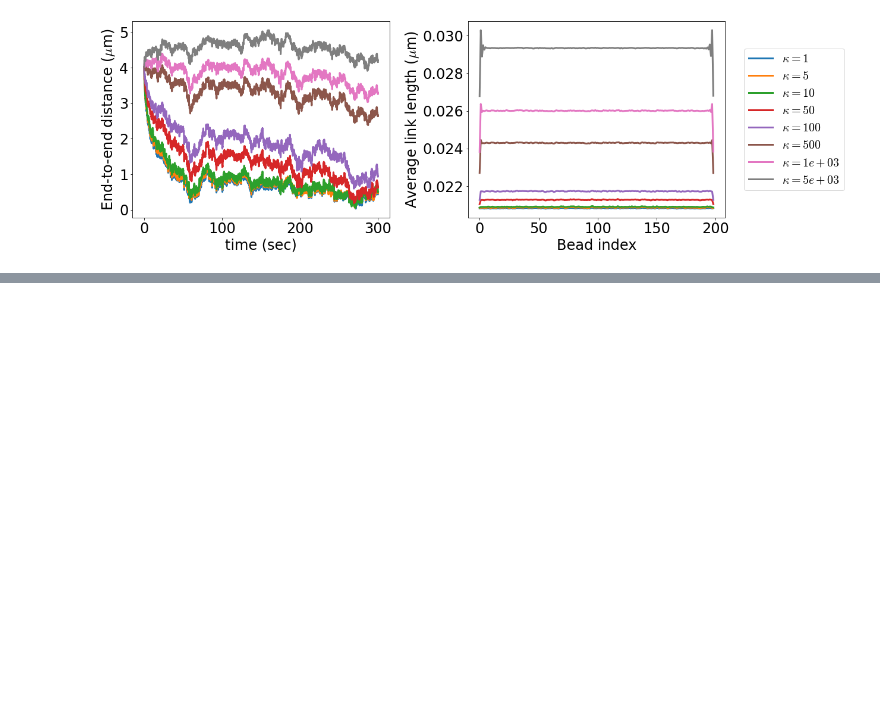
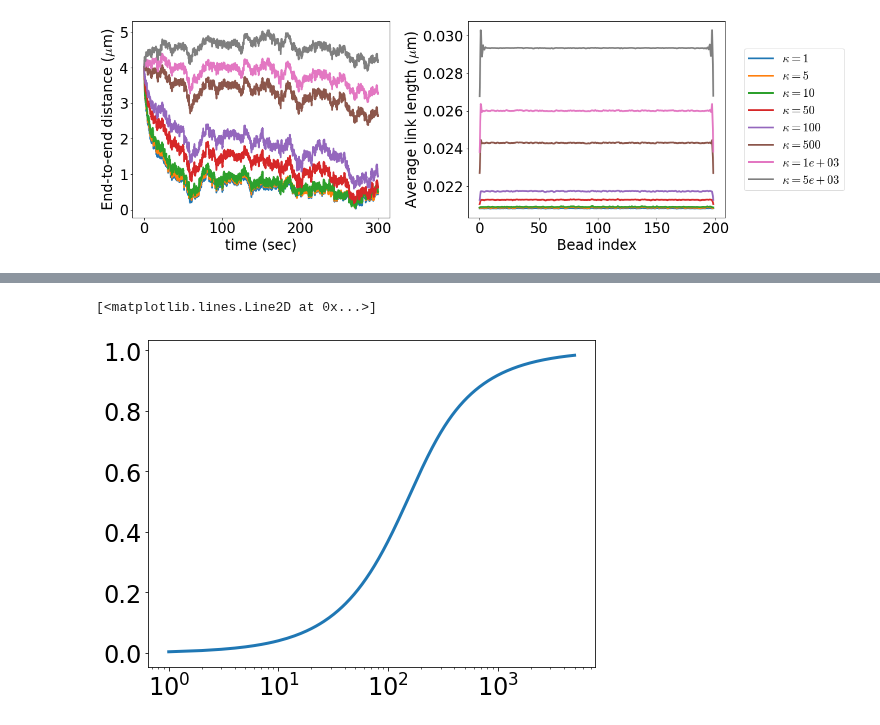
Before and after one commit to palladio11/aLENS_analysis, a Jupyter notebook: notebooks/02-Testing.ipynb, the cells around one changed output, grey strips where cells are left out. Saved outputs shown, nothing was run; the diff lists cells and outputs as text; code cells hidden in the pictures; blank space fills up the shorter version.

```diff
--- a/notebooks/02-Testing.ipynb
+++ b/notebooks/02-Testing.ipynb
@@ -1075,0 +1276,11 @@ finally:
+# %%
+#Fit both curves with different persistence lengths
+x = np.arange(1,5000)
+a = x*.5*diam*diam/kbt
+fig, axarr = plt.subplots(1,1, figsize=(8, 6))
+
+axarr.plot(x, (1./np.tanh(a)) - (1./a))
+axarr.set_xscale('log')
+# %% [output]
+[<matplotlib.lines.Line2D at 0x...>]
+[figure, added]
```
Also changed, not shown: parts of 14 cells of this notebook, 4 other files.
